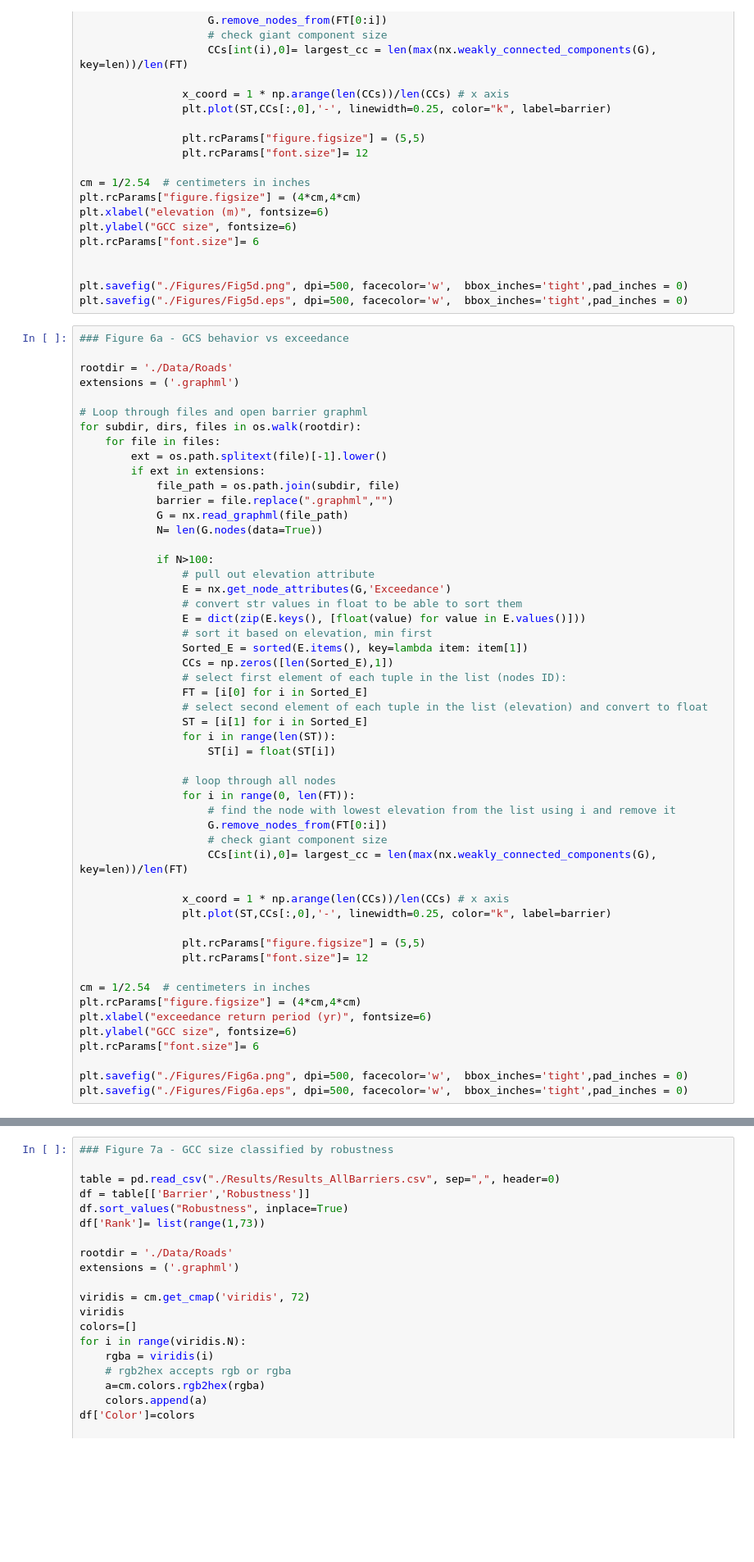
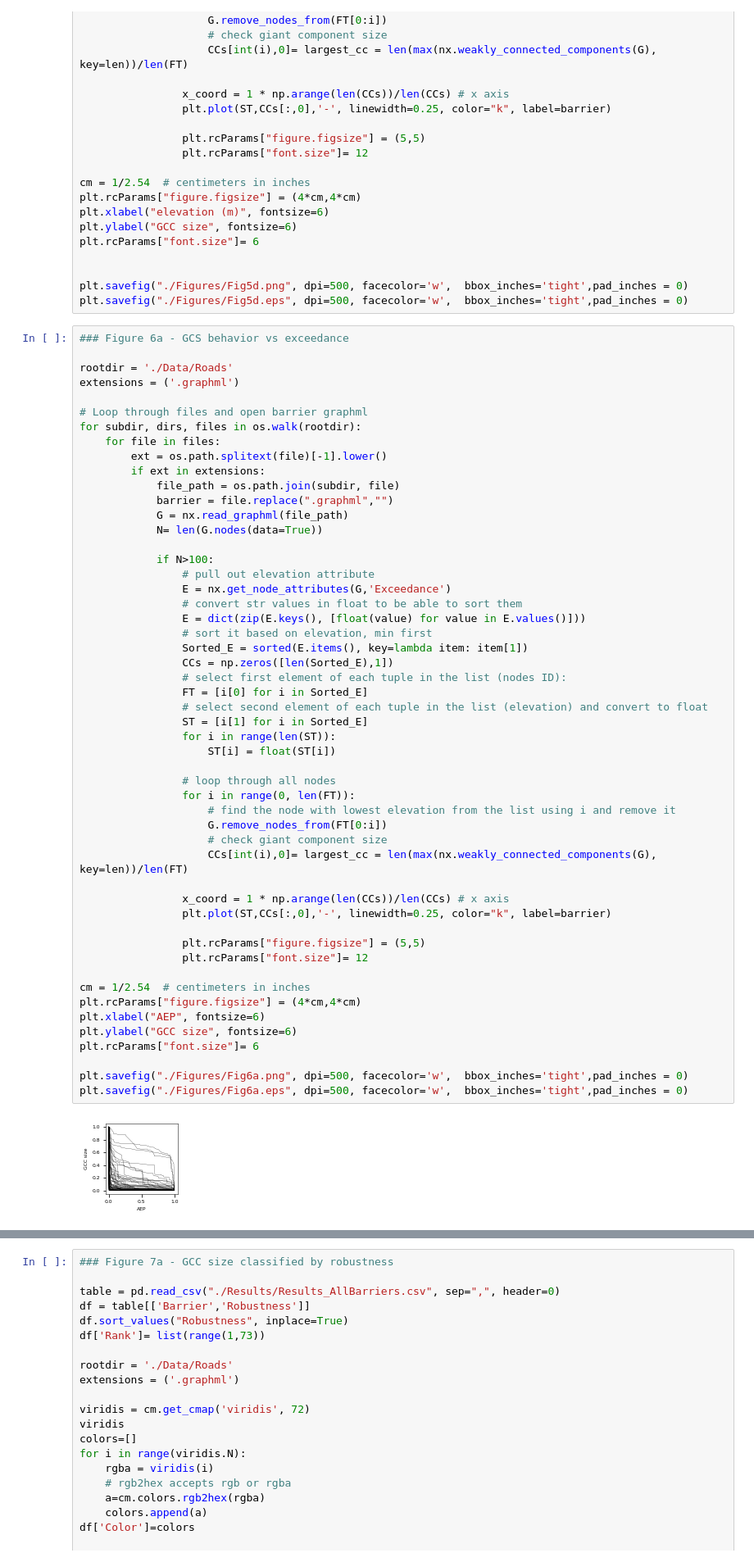
Before and after one commit to envidynxlab/Networks_Barriers, a Jupyter notebook: Notebooks/Figures.ipynb, the cells around one changed output, grey strips where cells are left out. Shown at 82% size. Cells and saved outputs as stored; diff of their text form; blank space fills up the shorter version.

```diff
--- a/Notebooks/Figures.ipynb
+++ b/Notebooks/Figures.ipynb
@@ -696,34 +696,36 @@ for subdir, dirs, files in os.walk(rootdir):
                 # sort it based on elevation, min first
                 Sorted_E = sorted(E.items(), key=lambda item: item[1])
                 CCs = np.zeros([len(Sorted_E),1])
                 # select first element of each tuple in the list (nodes ID):
                 FT = [i[0] for i in Sorted_E]
                 # select second element of each tuple in the list (elevation) and convert to float
                 ST = [i[1] for i in Sorted_E]
                 for i in range(len(ST)):
                     ST[i] = float(ST[i])
 
                 # loop through all nodes
                 for i in range(0, len(FT)):
                     # find the node with lowest elevation from the list using i and remove it
                     G.remove_nodes_from(FT[0:i])
                     # check giant component size
                     CCs[int(i),0]= largest_cc = len(max(nx.weakly_connected_components(G), key=len))/len(FT)
 
                 x_coord = 1 * np.arange(len(CCs))/len(CCs) # x axis
                 plt.plot(ST,CCs[:,0],'-', linewidth=0.25, color="k", label=barrier)
 
                 plt.rcParams["figure.figsize"] = (5,5)
                 plt.rcParams["font.size"]= 12
 
 cm = 1/2.54  # centimeters in inches
 plt.rcParams["figure.figsize"] = (4*cm,4*cm)
-plt.xlabel("exceedance return period (yr)", fontsize=6)
+plt.xlabel("AEP", fontsize=6)
 plt.ylabel("GCC size", fontsize=6)
 plt.rcParams["font.size"]= 6
 
 plt.savefig("./Figures/Fig6a.png", dpi=500, facecolor='w',  bbox_inches='tight',pad_inches = 0)
 plt.savefig("./Figures/Fig6a.eps", dpi=500, facecolor='w',  bbox_inches='tight',pad_inches = 0)
+# %% [output]
+[figure, added]
 # %%
 ### Figure 6b - rank elevation critical node
 
```
Also changed, not shown: parts of 10 cells of this notebook.
